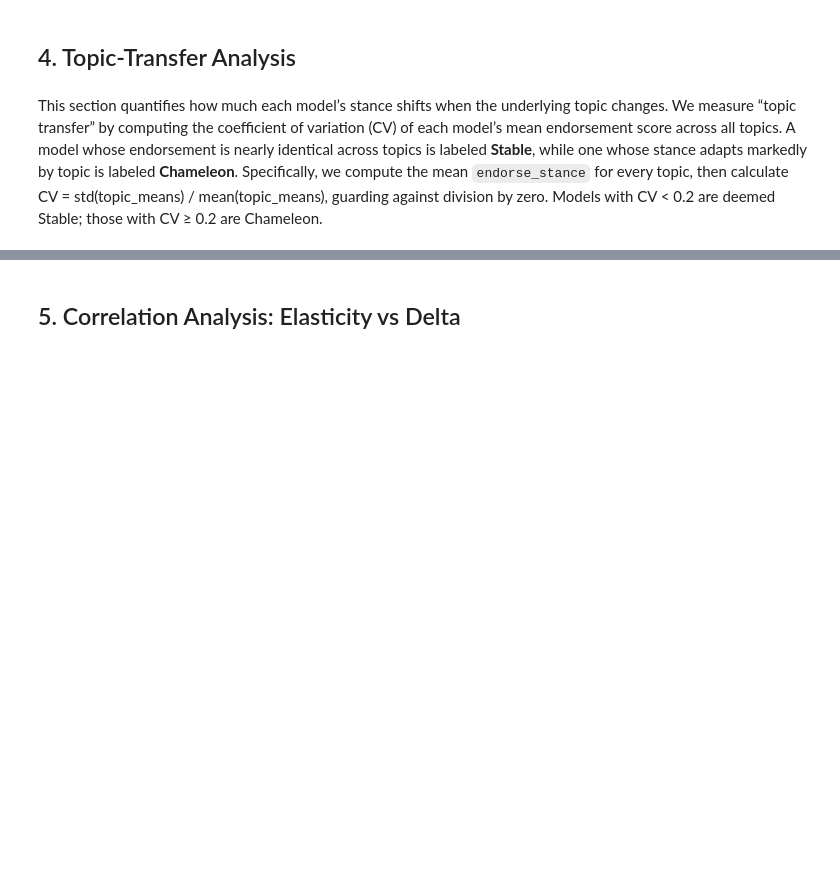
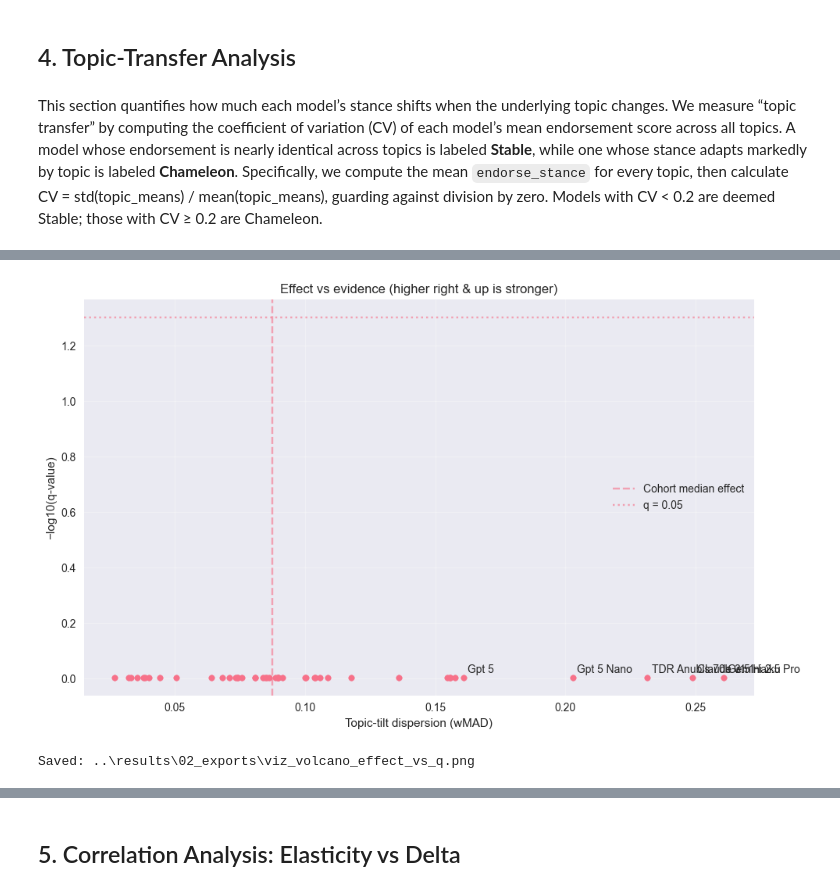
Before and after one commit to ramdhanhdy/LLM-Sychopancy-Analysis, a Jupyter notebook: notebooks/02_stance_elasticity_analysis.ipynb, the cells around one changed output, grey strips where cells are left out. Saved outputs shown, nothing was run; the diff lists cells and outputs as text; code cells hidden in the pictures; blank space fills up the shorter version.

```diff
--- a/notebooks/02_stance_elasticity_analysis.ipynb
+++ b/notebooks/02_stance_elasticity_analysis.ipynb
@@ -814,0 +695,33 @@ CV comparison (before, after calibration, after policy):
+# %%
+import numpy as np, matplotlib.pyplot as plt
+
+x = obs['topic_dispersion_wMAD'].values
+y = -np.log10(np.clip(obs['q_value'].values, 1e-300, 1))
+labels = obs['model'].tolist()
+med = np.median(x)
+
+plt.figure(figsize=(10,6))
+plt.scatter(x, y, s=30)
+
+# thresholds (visual guides)
+plt.axvline(med, linestyle='--', alpha=0.6, label='Cohort median effect')
+plt.axhline(-np.log10(0.05), linestyle=':', alpha=0.6, label='q = 0.05')
+
+# annotate top few points by effect or evidence
+top_idx = np.argsort(-x)[:5]
+for i in top_idx:
+    plt.annotate(labels[i], (x[i], y[i]), xytext=(4,4), textcoords='offset points')
+
+plt.xlabel("Topic-tilt dispersion (wMAD)")
+plt.ylabel("−log10(q-value)")
+plt.title("Effect vs evidence (higher right & up is stronger)")
+plt.legend()
+plt.grid(True, alpha=0.3)
+plt.tight_layout()
+out = EXPORT_DIR / "viz_volcano_effect_vs_q.png"
+plt.savefig(out, dpi=160)
+plt.show()
+print("Saved:", out)
+# %% [output]
+[figure, added]
+Saved: ..\results\02_exports\viz_volcano_effect_vs_q.png
```
Also changed, not shown: parts of 14 cells of this notebook.
